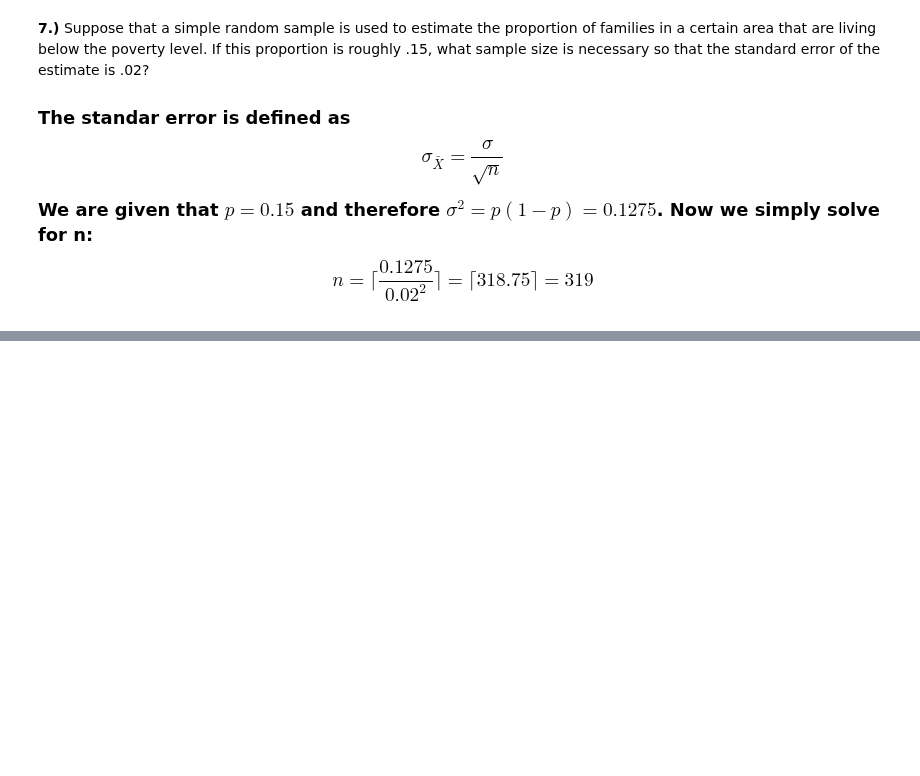
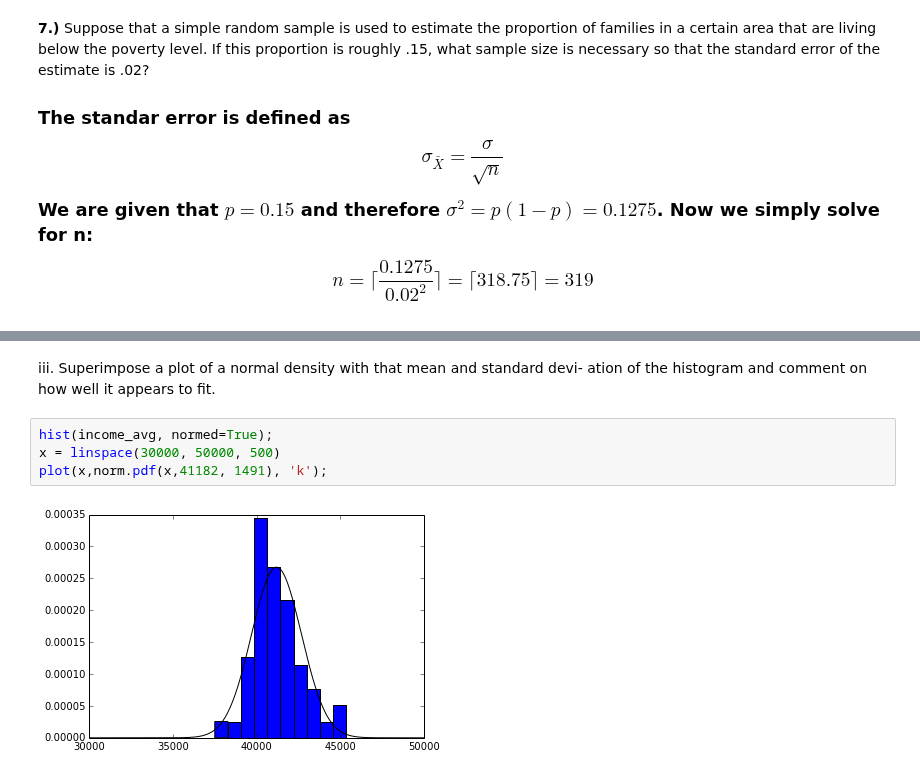
Before and after one commit to Chuphay/school, a Jupyter notebook: mStat1/HW 1.ipynb, the cells around one changed output, grey strips where cells are left out. Cells and saved outputs as stored; diff of their text form; blank space fills up the shorter version.

```diff
--- a/mStat1/HW 1.ipynb
+++ b/mStat1/HW 1.ipynb
@@ -196,0 +340,9 @@ dence interval. Compare your results to the results of the simple random sample.
+# %% [markdown]
+iii. Superimpose a plot of a normal density with that mean and standard devi-
+ation of the histogram and comment on how well it appears to fit.
+# %%
+hist(income_avg, normed=True);
+x = linspace(30000, 50000, 500)
+plot(x,norm.pdf(x,41182, 1491), 'k');
+# %% [output]
+[figure, added]
```
Also changed, not shown: parts of 49 cells of this notebook.
